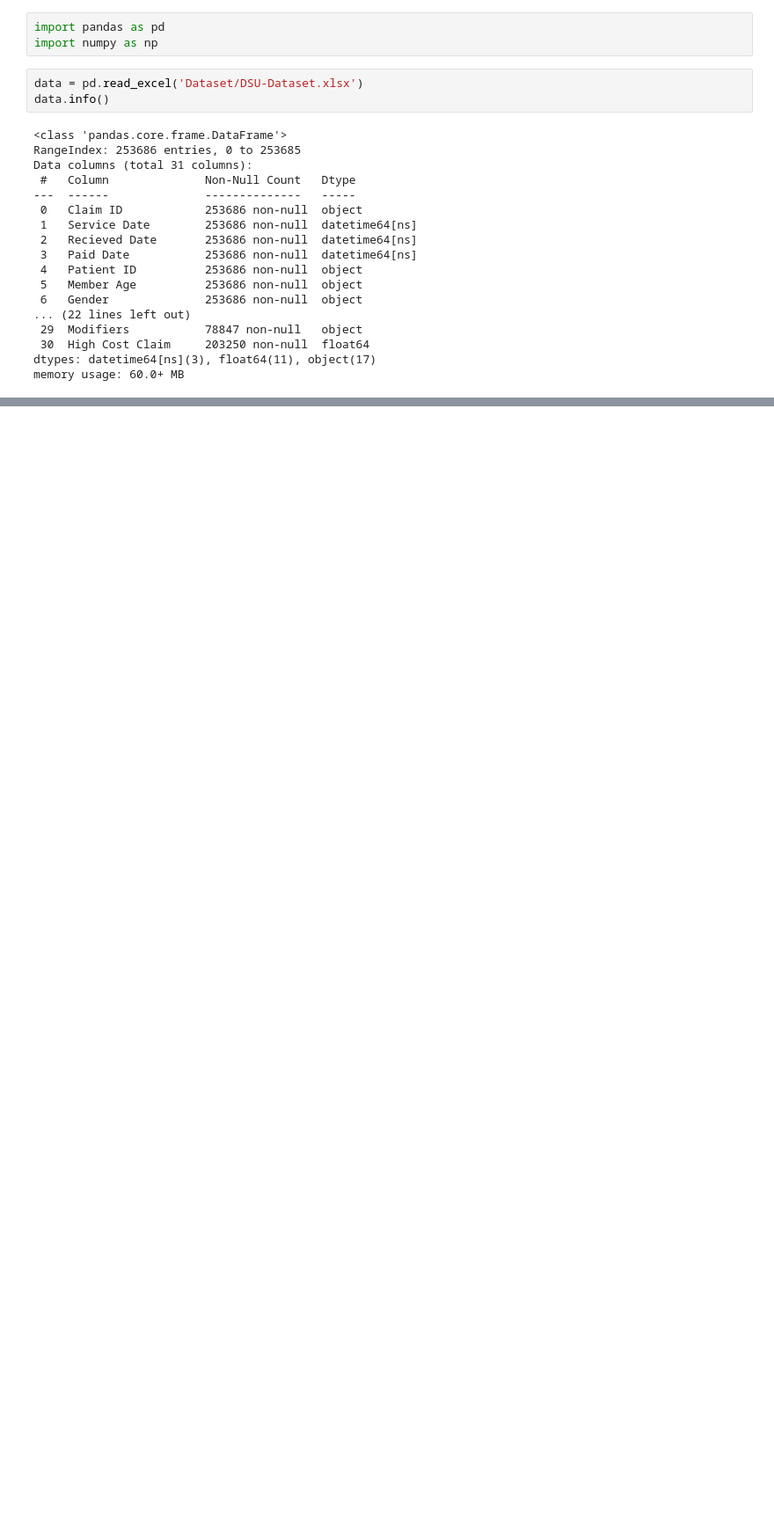
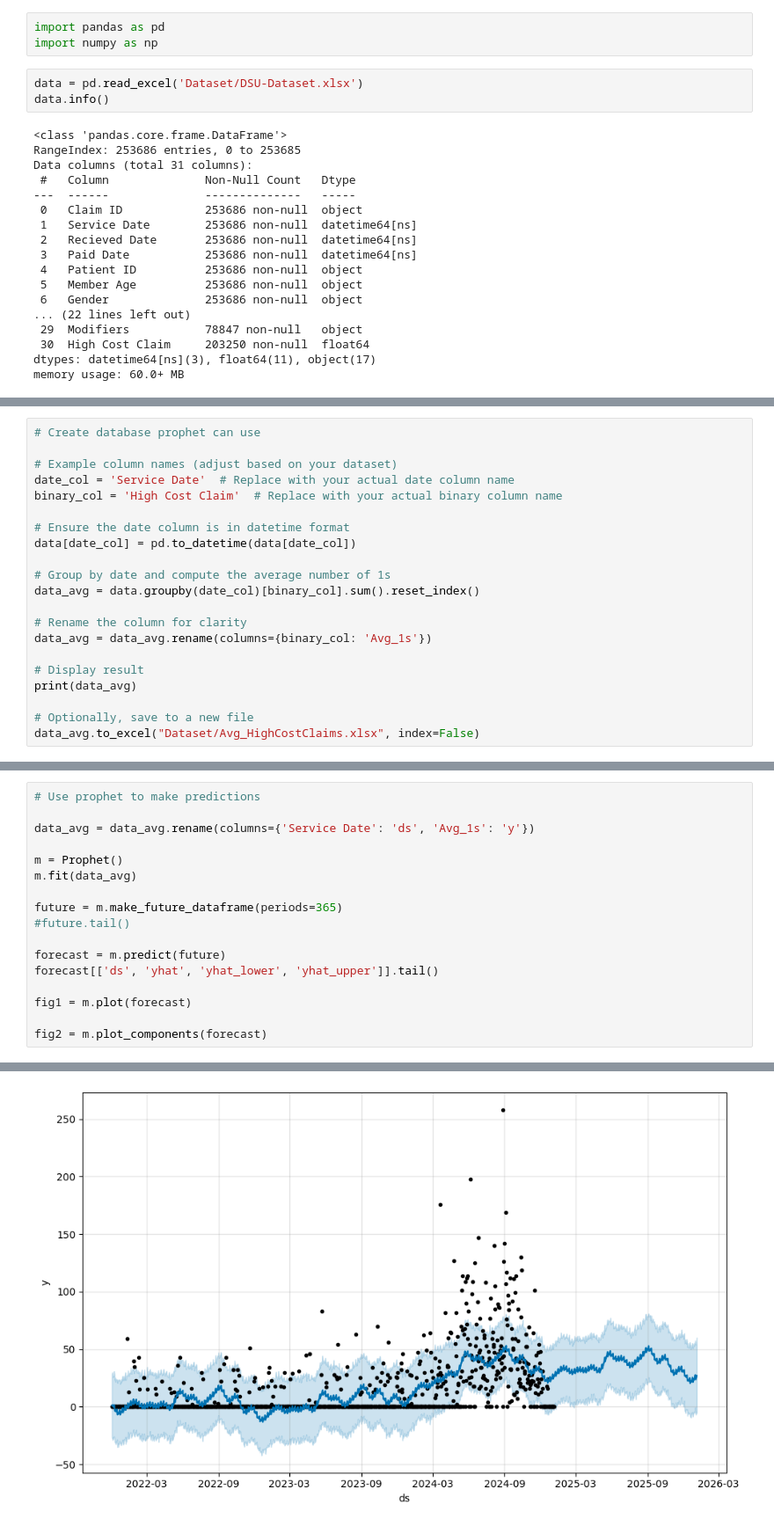
Before and after one commit to ColeDrum18/DA_Comp_Spring25, a Jupyter notebook: testing.ipynb, the cells around one changed output, grey strips where cells are left out. Shown at 88% size. Drawn from its saved outputs; the diff is of its cells as text; blank space fills up the shorter version.

Commit message:
Prophet testing

```diff
--- a/testing.ipynb
+++ b/testing.ipynb
@@ -24,0 +31,21 @@ memory usage: 60.0+ MB
+# %%
+# Create database prophet can use
+
+# Example column names (adjust based on your dataset)
+date_col = 'Service Date'  # Replace with your actual date column name
+binary_col = 'High Cost Claim'  # Replace with your actual binary column name
+
+# Ensure the date column is in datetime format
+data[date_col] = pd.to_datetime(data[date_col])
+
+# Group by date and compute the average number of 1s
+data_avg = data.groupby(date_col)[binary_col].sum().reset_index()
+
+# Rename the column for clarity
+data_avg = data_avg.rename(columns={binary_col: 'Avg_1s'})
+
+# Display result
+print(data_avg)
+
+# Optionally, save to a new file
+data_avg.to_excel("Dataset/Avg_HighCostClaims.xlsx", index=False)
@@ -24,0 +67,18 @@ memory usage: 60.0+ MB
+# %%
+# Use prophet to make predictions
+
+data_avg = data_avg.rename(columns={'Service Date': 'ds', 'Avg_1s': 'y'})
+
+m = Prophet()
+m.fit(data_avg)
+
+future = m.make_future_dataframe(periods=365)
+#future.tail()
+
+forecast = m.predict(future)
+forecast[['ds', 'yhat', 'yhat_lower', 'yhat_upper']].tail()
+
+fig1 = m.plot(forecast)
+
+fig2 = m.plot_components(forecast)
+# %% [output]
@@ -24,0 +87 @@ memory usage: 60.0+ MB
+[figure, added]
```
Also changed, not shown: parts of 3 cells of this notebook, 2 other files.
